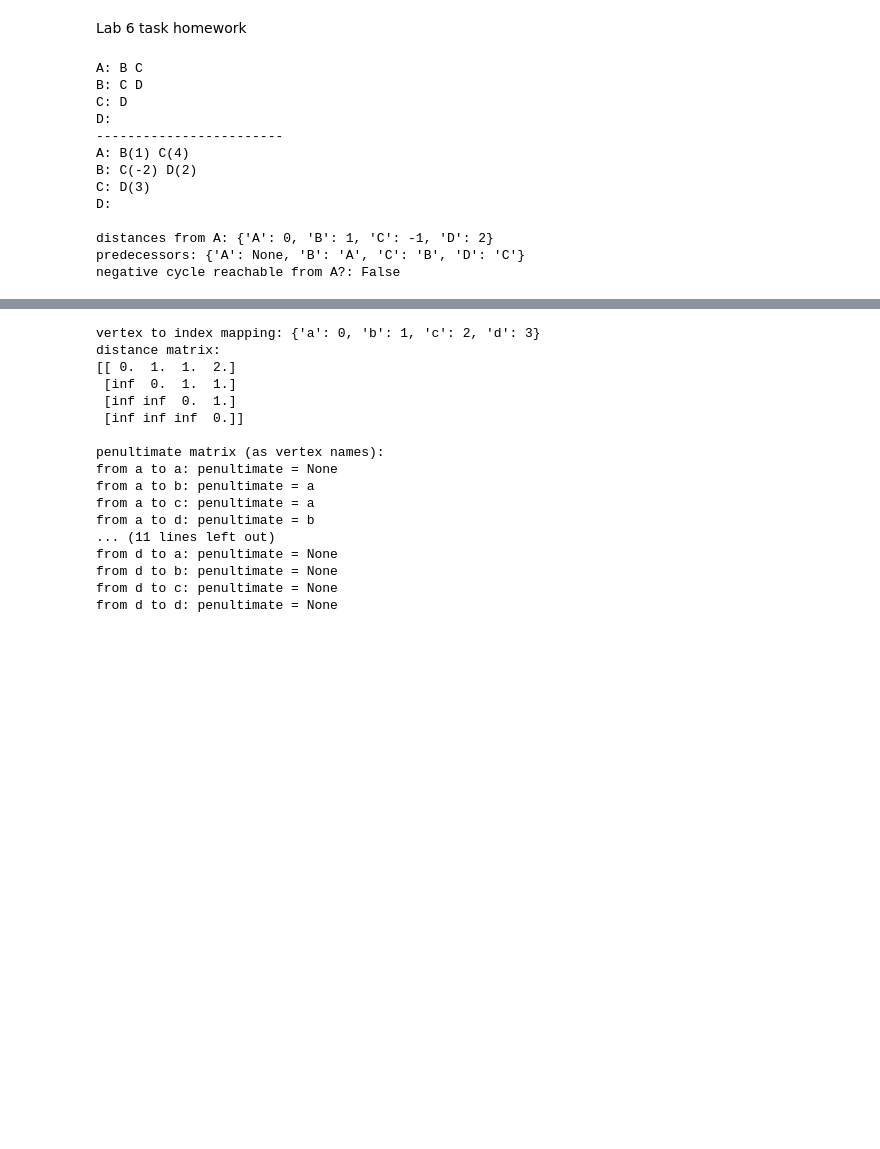
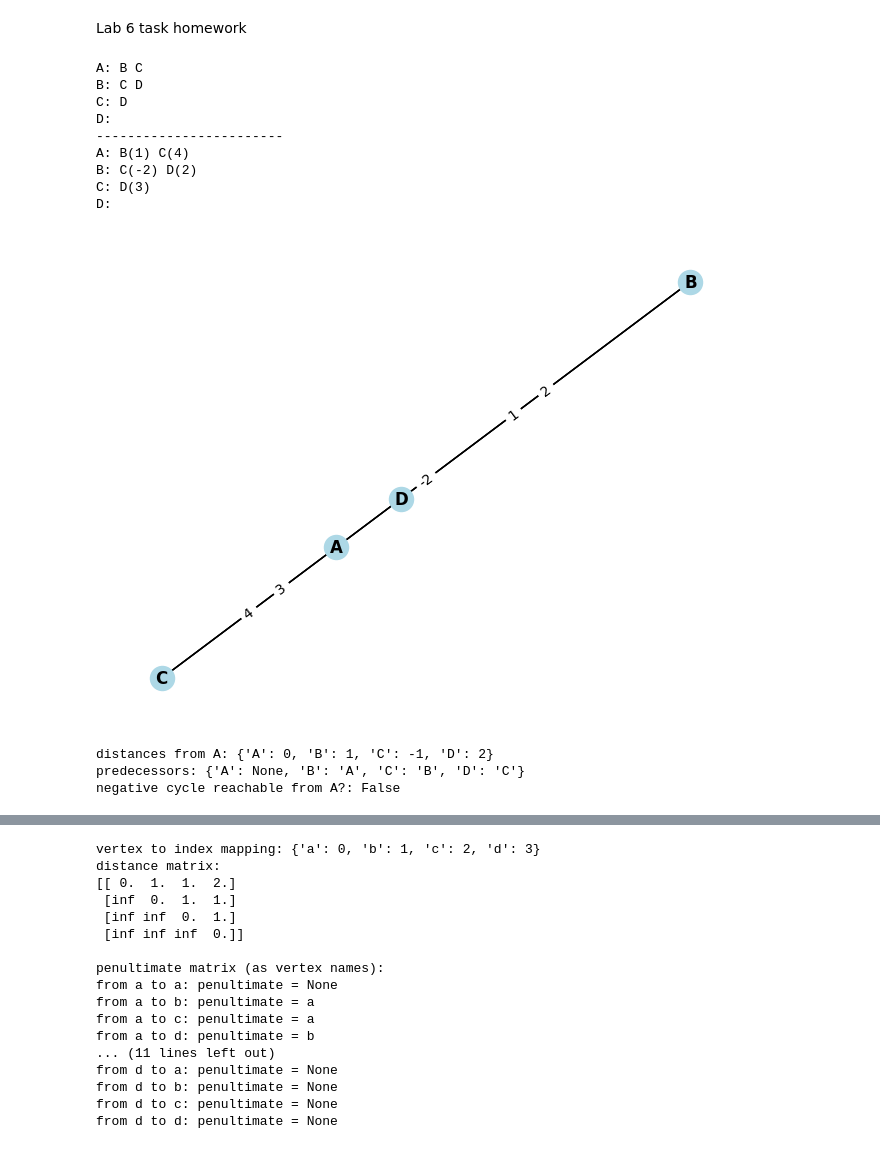
Before and after one commit to pgordin/GraphsSN2025, a Jupyter notebook: labtask6_zc.ipynb, the cells around one changed output, grey strips where cells are left out. Drawn from its saved outputs; the diff is of its cells as text; code cells hidden in the pictures; blank space fills up the shorter version.

```diff
--- a/labtask6_zc.ipynb
+++ b/labtask6_zc.ipynb
@@ -778,37 +818,38 @@ graph_bf1 = {  # adjacency list for a directed graph
     'C': ['D'],
     'D': []
 }
 
 weights_bf1 = {
     ('A', 'B'): 1,
     ('A', 'C'): 4,
     ('B', 'C'): -2,
     ('B', 'D'): 2,
     ('C', 'D'): 3
 }
 
 wgraph_bf1 = WeightedGraph(graph_bf1, weights_bf1)
 print(wgraph_bf1)
+wgraph_bf1.plot()
 
 dist1, pred1, neg1 = wgraph_bf1.BellmanFord('A') # run bellman-ford from source vertex A
 
 print("distances from A:", dist1) # show shortest distances from A to every vertex
 print("predecessors:", pred1) # show predecessor of each vertex on its shortest path
 print("negative cycle reachable from A?:", neg1) # show whether a negative-weight cycle is reachable
 # %% [output]
 A: B C
 B: C D
 C: D
 D:
 ------------------------
 A: B(1) C(4)
 B: C(-2) D(2)
 C: D(3)
 D:
-
-distances from A: {'A': 0, 'B': 1, 'C': -1, 'D': 2}
-predecessors: {'A': None, 'B': 'A', 'C': 'B', 'D': 'C'}
-negative cycle reachable from A?: False
+[figure, added]
+distances from A: {'A': 0, 'B': 1, 'C': -1, 'D': 2}
+predecessors: {'A': None, 'B': 'A', 'C': 'B', 'D': 'C'}
+negative cycle reachable from A?: False
 # %%
 # example 2: weighted graph with a negative-weight cycle reachable from A
 
```
Also changed, not shown: parts of 5 cells of this notebook.
